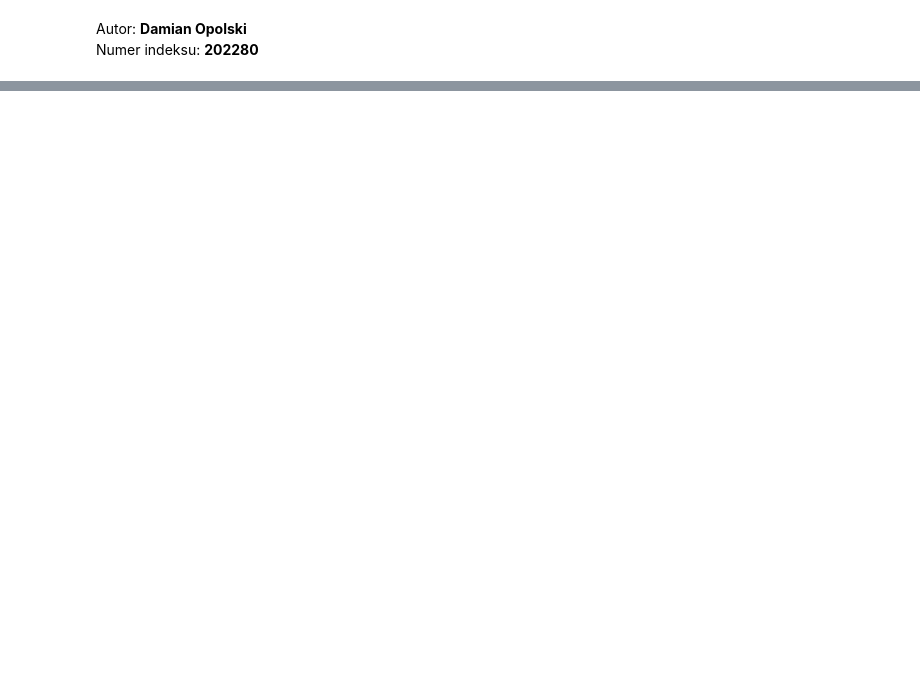
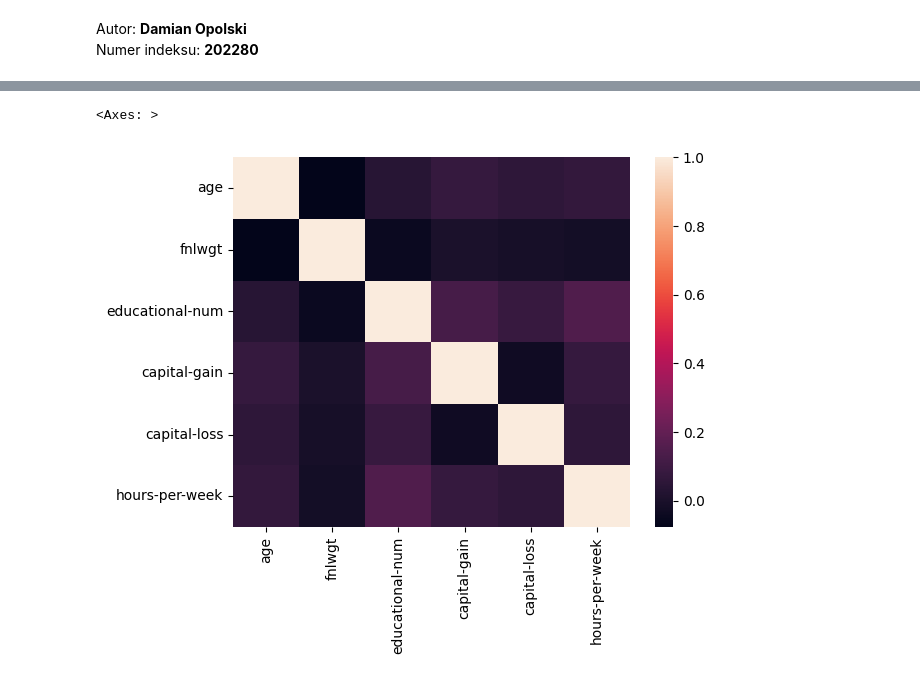
Before and after one commit to tirey93/studia, a Jupyter notebook: analiza/project/adult_dataset.ipynb, the cells around one changed output, grey strips where cells are left out. Saved outputs shown, nothing was run; the diff lists cells and outputs as text; code cells hidden in the pictures; blank space fills up the shorter version.

```diff
--- a/analiza/project/adult_dataset.ipynb
+++ b/analiza/project/adult_dataset.ipynb
@@ -11,0 +95,6 @@ Dane użyte do analizy pochodzą z zestawu danych "Adult", który jest publiczni
+# %%
+num_columns = USAAdult.select_dtypes(include=np.number).columns.tolist()
+sns.heatmap(USAAdult[num_columns].corr(),)
+# %% [output]
+<Axes: >
+[figure, added]
```
Also changed, not shown: parts of 33 cells of this notebook, 2 other files.
